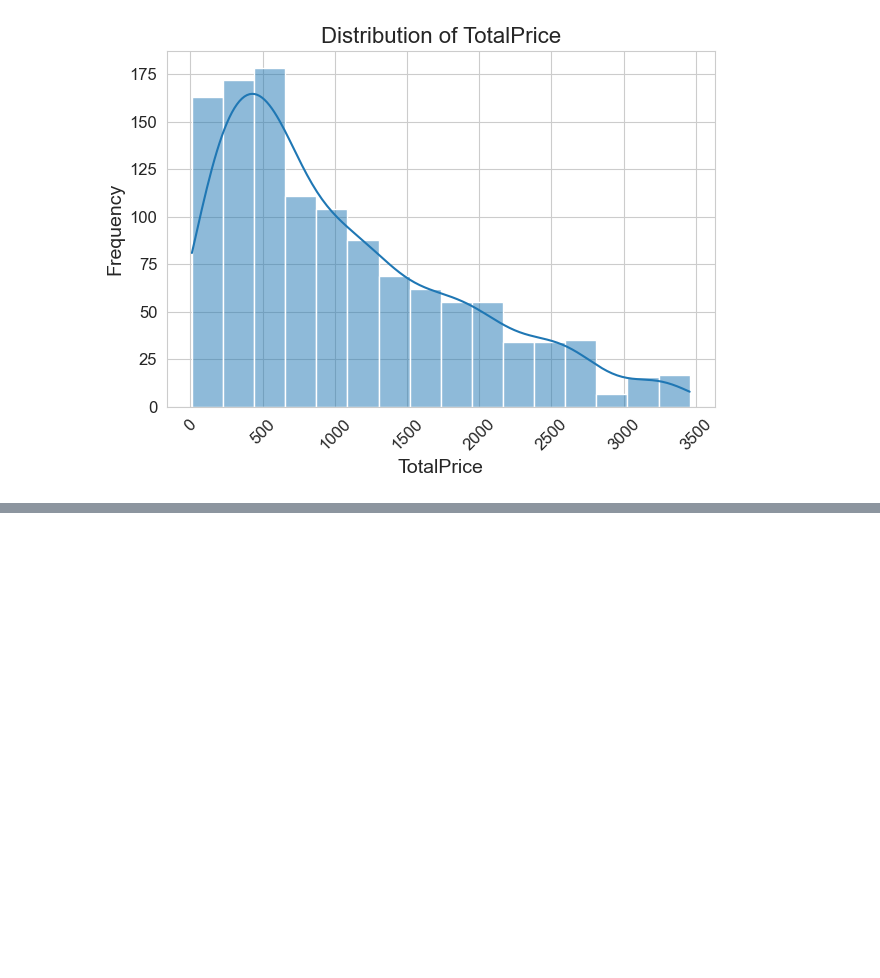
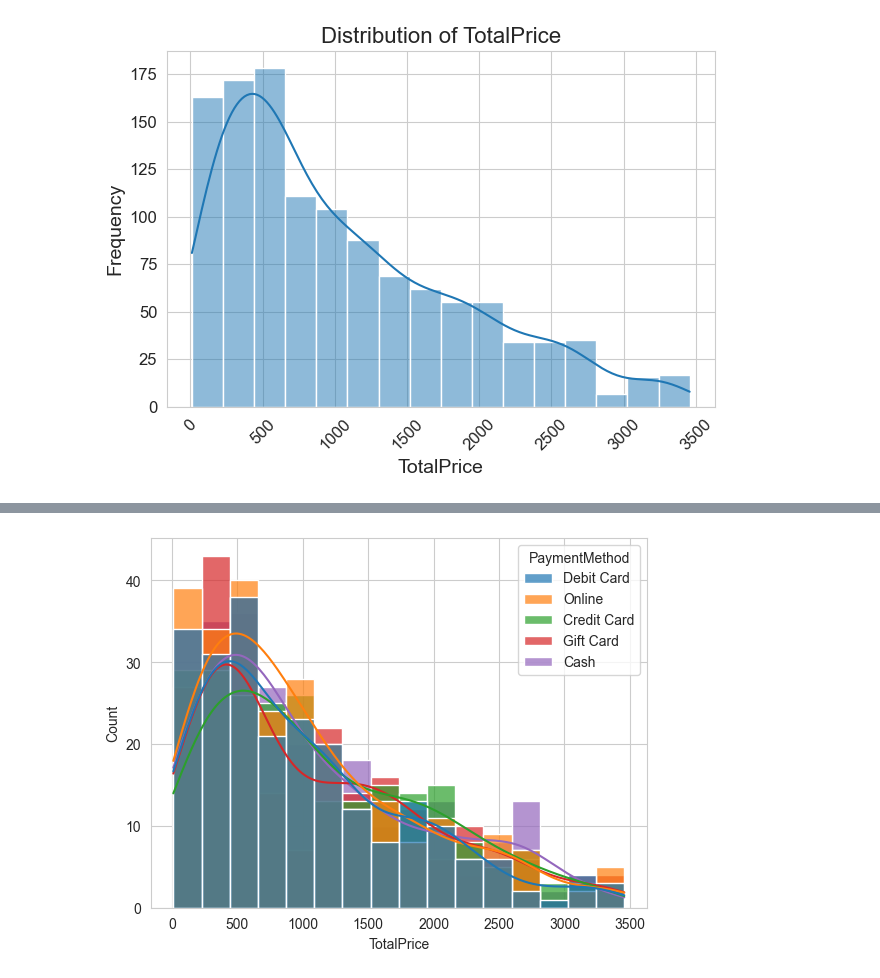
Before and after one commit to YousifHisham-tech/DecodeLabs-Internship, a Jupyter notebook: Visualiztions.ipynb, the cells around one changed output, grey strips where cells are left out. Saved outputs shown, nothing was run; the diff lists cells and outputs as text; code cells hidden in the pictures; blank space fills up the shorter version.

Commit message:
Data understanding cleaning and saving

```diff
--- a/Visualiztions.ipynb
+++ b/Visualiztions.ipynb
@@ -104,0 +166,5 @@ plt.show()
+# %%
+sns.histplot(data=df, x='TotalPrice', hue='PaymentMethod', kde=True, alpha=0.7)
+plt.show()
+# %% [output]
+[figure, added]
```
Also changed, not shown: parts of 12 cells of this notebook, 2 other files.
